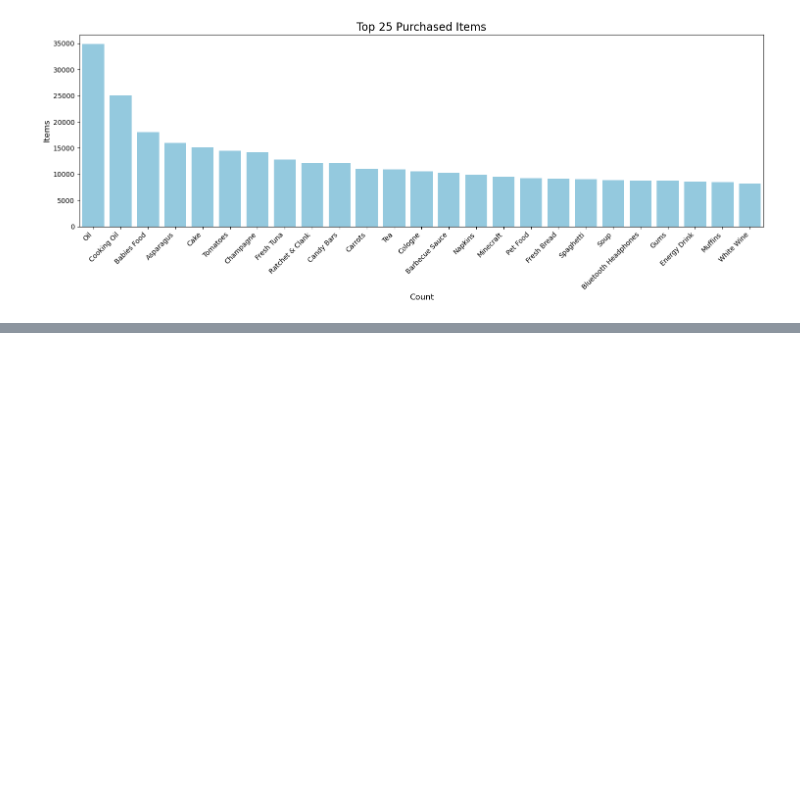
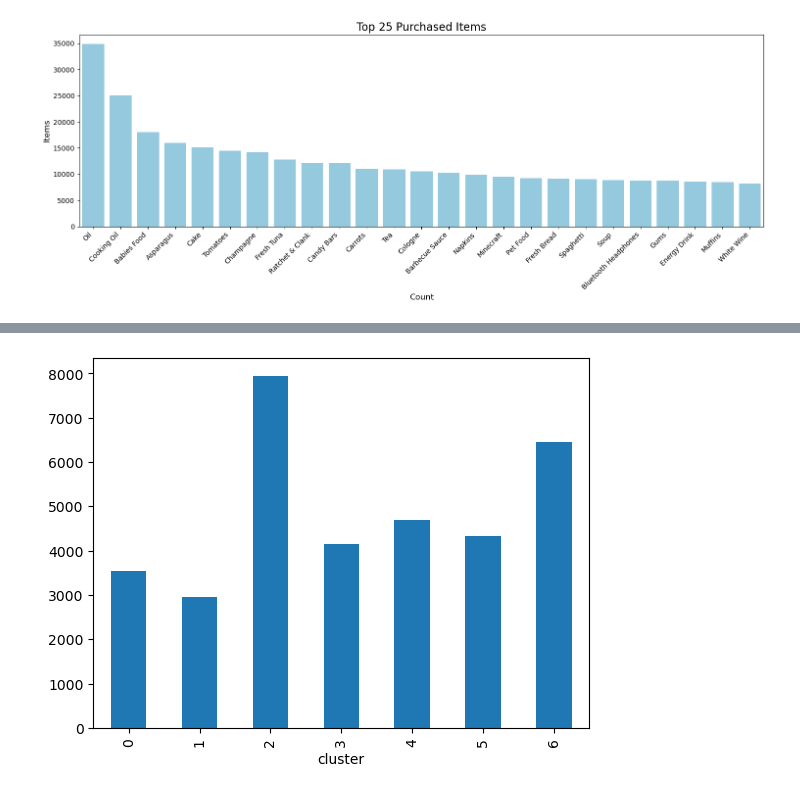
Before and after one commit to Yan-Sidoryk/Unsupervised-Customer-Segmentation, a Jupyter notebook: visualization.ipynb, the cells around one changed output, grey strips where cells are left out. Saved outputs shown, nothing was run; the diff lists cells and outputs as text; code cells hidden in the pictures; blank space fills up the shorter version.

```diff
--- a/visualization.ipynb
+++ b/visualization.ipynb
@@ -397,0 +584,13 @@ plt.show()
+# %%
+# Fit KMeans with your chosen number of clusters
+k = 7
+kmeans = KMeans(n_clusters=k, random_state=42)
+clusters = kmeans.fit_predict(info_df_scaled)
+
+# Add the cluster labels to your DataFrame
+info_df_clustered = info_df_scaled.copy()
+info_df_clustered['cluster'] = clusters
+
+
+cluster_profiles = info_df_clustered.groupby('cluster').mean().round(2)
+cluster_profiles
@@ -397,0 +608,5 @@ plt.show()
+# %%
+info_df_clustered.groupby(['cluster']).size().plot(kind='bar')
+plt.show()
+# %% [output]
+[figure, added]
```
Also changed, not shown: parts of 14 cells of this notebook, 1 other file.
